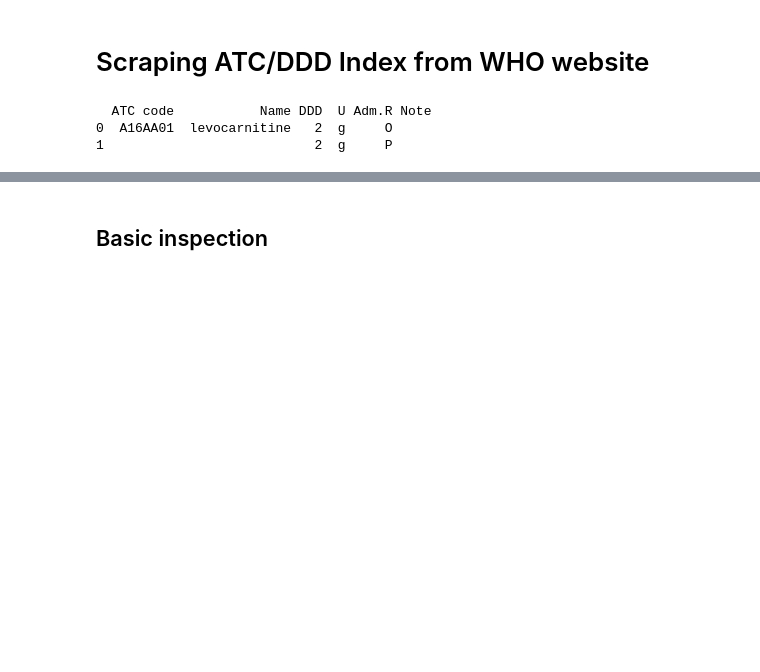
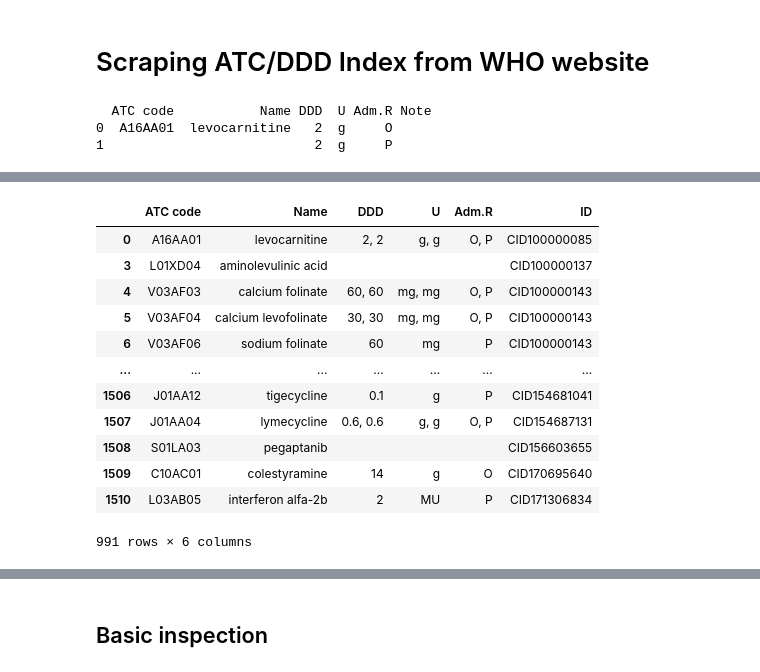
Before and after one commit to christineschutt/LatentDistanceModel, a Jupyter notebook: data/initial.ipynb, the cells around one changed output, grey strips where cells are left out. Cells and saved outputs as stored; diff of their text form; code cells hidden in the pictures; blank space fills up the shorter version.

```diff
--- a/data/initial.ipynb
+++ b/data/initial.ipynb
@@ -25,6 +27,6 @@ for i in range(len(drug_names)):
 # %% [output]
 yes
 # %%
-drug_atc = pd.read_csv('drug_atc.tsv', sep='\t', names=['ID', 'ATC'])
+drug_atc = pd.read_csv('drug_atc.tsv', sep='\t', names=['ID', 'ATC code'])
 print(drug_atc.head()), drug_atc.shape
 # %% [output]
@@ -183,0 +165,6 @@ print(df_grouped)
+# %%
+#convert no values in atc_f['Note'] to 0
+atc_f['Note'] = atc_f['Note'].replace('', 0)
+
+#correct index
+atc_f = atc_f.reset_index(drop=True)
@@ -183,0 +202,5 @@ print(df_grouped)
+# %%
+# dropping column 'Note' as 1450/1511 rows are 0
+atc_data = atc_f.drop(columns=['Note'])
+atc_data = atc_data.reset_index(drop=True)
+atc_data.head()
@@ -183,0 +214,5 @@ print(df_grouped)
+# %%
+# appending stitch_id to atc_data based on atc code
+atc_id = atc_data.merge(drug_atc, on='ATC code', how = 'left')
+print("Matched:", atc_id['ID'].notna().sum(), "of", len(atc_id))
+atc_id.head()
@@ -183,0 +227,25 @@ print(df_grouped)
+# %%
+#ensuring that only relevant rows are kept
+data_original = pd.read_csv('/Users/christine/Bachelor/src/data/meddra_freq_cleaned.tsv', sep='\t')
+data_original
+
+# list of unique sticth_flats
+stitch_flats = data_original['Stitch flat'].unique()
+
+#removing rows not in stitch_flats
+atc_new = atc_id[atc_id['ID'].isin(stitch_flats)]
+atc_new
+# %% [output]
+|  | ATC code | Name | DDD | U | Adm.R | ID |
+| 0 | A16AA01 | levocarnitine | 2, 2 | g, g | O, P | CID100000085 |
+| 3 | L01XD04 | aminolevulinic acid |  |  |  | CID100000137 |
+| 4 | V03AF03 | calcium folinate | 60, 60 | mg, mg | O, P | CID100000143 |
+| 5 | V03AF04 | calcium levofolinate | 30, 30 | mg, mg | O, P | CID100000143 |
+| 6 | V03AF06 | sodium folinate | 60 | mg | P | CID100000143 |
+| ... | ... | ... | ... | ... | ... | ... |
+| 1506 | J01AA12 | tigecycline | 0.1 | g | P | CID154681041 |
+| 1507 | J01AA04 | lymecycline | 0.6, 0.6 | g, g | O, P | CID154687131 |
+| 1508 | S01LA03 | pegaptanib |  |  |  | CID156603655 |
+| 1509 | C10AC01 | colestyramine | 14 | g | O | CID170695640 |
+| 1510 | L03AB05 | interferon alfa-2b | 2 | MU | P | CID171306834 |
+991 rows × 6 columns
```
Also changed, not shown: parts of 12 cells of this notebook, 2 other files.
